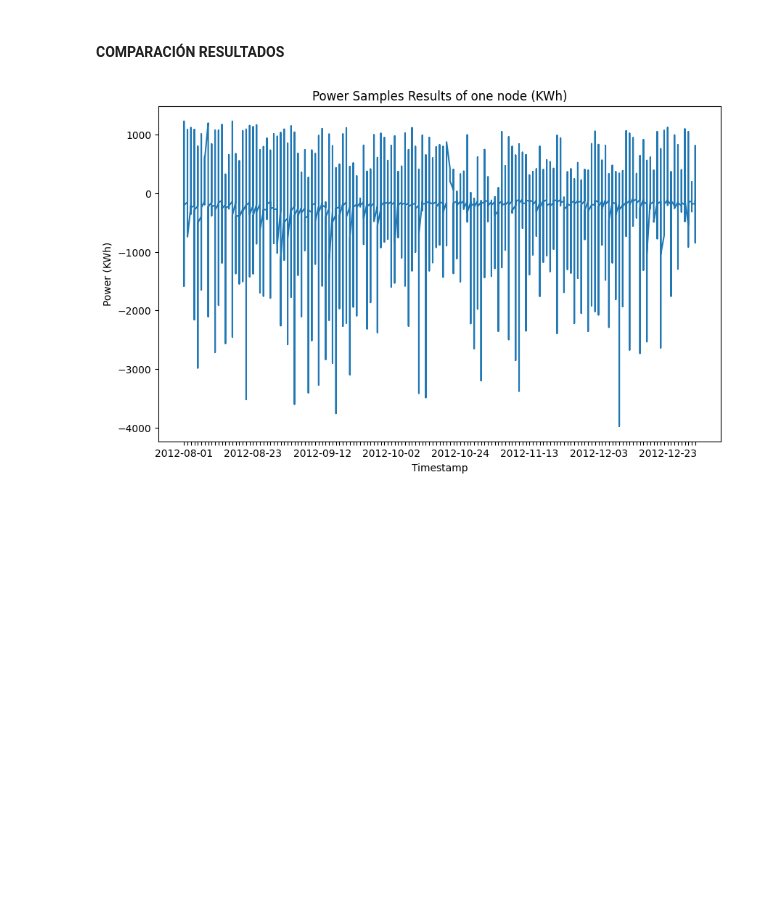
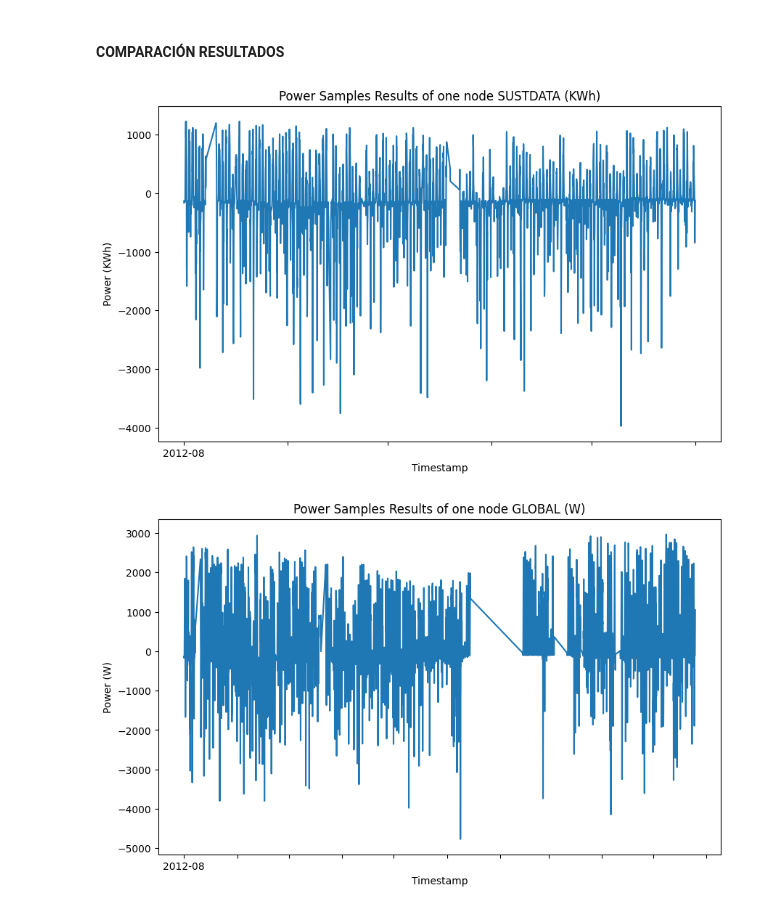
Before and after one commit to PaulaBartolomeMora/TFM, a Jupyter notebook: SustData/power_calc.ipynb, the cells around one changed output. Cells and saved outputs as stored; diff of their text form; code cells hidden in the pictures; blank space fills up the shorter version.

```diff
--- a/SustData/power_calc.ipynb
+++ b/SustData/power_calc.ipynb
@@ -123,6 +123,3 @@ max_solar.head()
 | 1117 | 0.0865 | 2012-09-11 | 20.0 | 3282.501117 | 25 | 2012-09-11 20:00:00 | -3273.851117 |
 # %% [markdown]
 #### GLOBAL DATA
-# %%
-df_ref['timestamp'] = df_ref['t_3']
-df_ref.head()
@@ -145,4 +126,5 @@ df_cons.head()
 # %%
+df_ref['timestamp'] = pd.to_datetime(df_ref['timestamp'])
 df_merged2 = pd.merge(df_ref, df_cons, on=['timestamp'], how='inner')
 df_merged2.head()
 # %% [output]
@@ -149,0 +137,3 @@ ValueError: You are trying to merge on object and datetime64[ns] columns for key
+# %%
+df_merged2['dif'] = (df_merged2['DC Array Output (W)']) - df_merged2['Pavg']
+df_merged2.head()
@@ -151,7 +158,7 @@ ValueError: You are trying to merge on object and datetime64[ns] columns for key
 #### COMPARACIÓN RESULTADOS
 # %%
 plt.figure(figsize=(10, 6))
-plt.plot(df_merged["datetime"], df_merged["dif1"], linestyle="-")
+plt.plot(df_merged1["timestamp"], df_merged1["dif"], linestyle="-")
 plt.title(f"Power Samples Results of one node SUSTDATA (KWh)")
 plt.xlabel("Timestamp")
 plt.ylabel("Power (KWh)")
@@ -159,4 +166,15 @@ for n, label in enumerate(plt.gca().xaxis.get_ticklabels()):
     if n % 20 != 0:
         label.set_visible(False)
 # %% [output]
-[figure, old version]
+[figure, new version]
+# %%
+plt.figure(figsize=(10, 6))
+plt.plot(df_merged2["timestamp"], df_merged2["dif"], linestyle="-")
+plt.title(f"Power Samples Results of one node GLOBAL (W)")
+plt.xlabel("Timestamp")
+plt.ylabel("Power (W)")
+for n, label in enumerate(plt.gca().xaxis.get_ticklabels()):
+    if n % 30 != 0:
+        label.set_visible(False)
+# %% [output]
+[figure, added]
```
Also changed, not shown: parts of 11 cells of this notebook, 4 other files.
